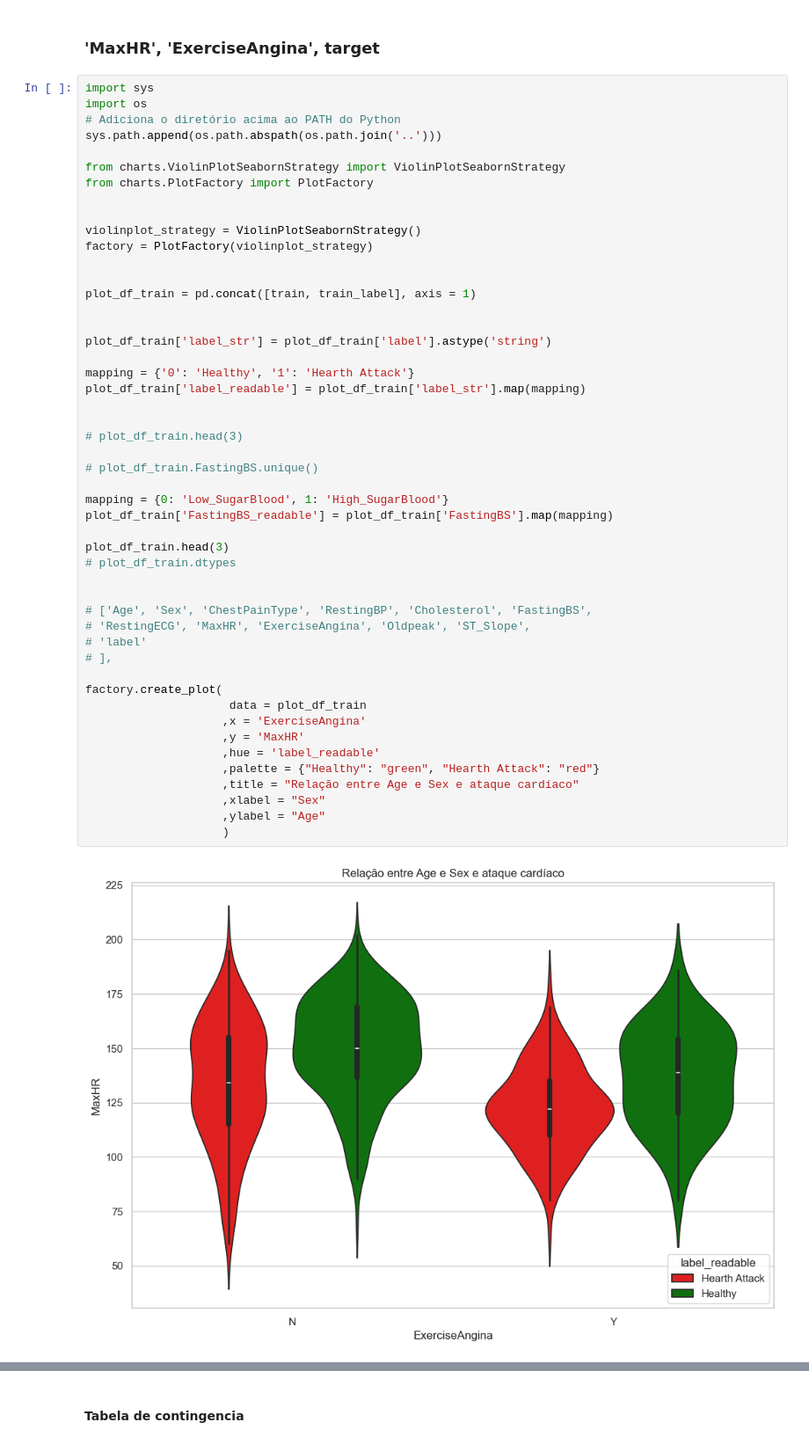
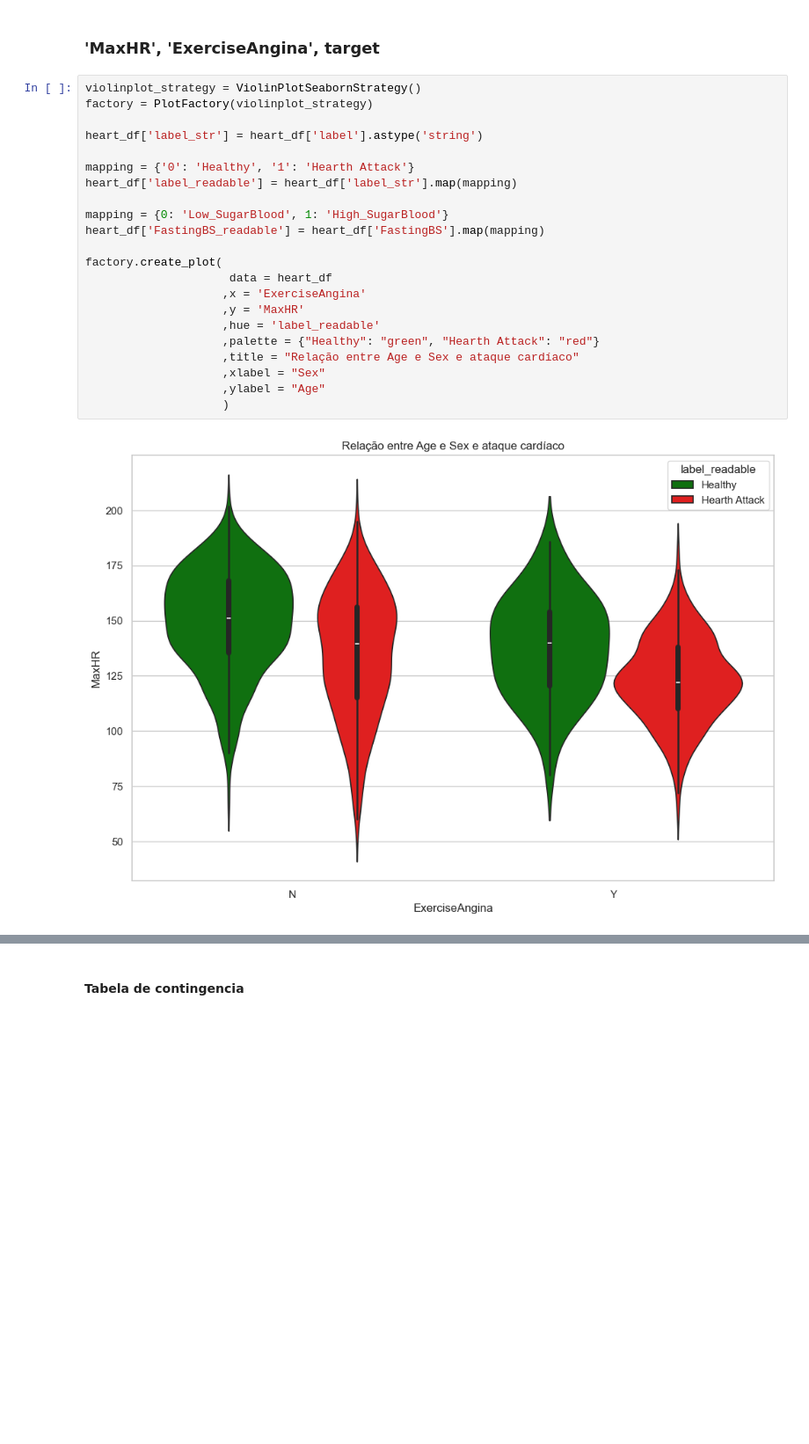
Before and after one commit to khouri/Hearth_Attack_DS_Project, a Jupyter notebook: notebook/01-EDA.ipynb, the cells around one changed output, grey strips where cells are left out. Shown at 88% size. Drawn from its saved outputs; the diff is of its cells as text; blank space fills up the shorter version.

```diff
--- a/notebook/01-EDA.ipynb
+++ b/notebook/01-EDA.ipynb
@@ -817,55 +612,28 @@ resultado
 # %% [markdown]
 ### 'MaxHR', 'ExerciseAngina', target
 # %%
-import sys
-import os
-# Adiciona o diretório acima ao PATH do Python
-sys.path.append(os.path.abspath(os.path.join('..')))
-
-from charts.ViolinPlotSeabornStrategy import ViolinPlotSeabornStrategy
-from charts.PlotFactory import PlotFactory
-
-
 violinplot_strategy = ViolinPlotSeabornStrategy()
 factory = PlotFactory(violinplot_strategy)
 
-
-plot_df_train = pd.concat([train, train_label], axis = 1)
-
-
-plot_df_train['label_str'] = plot_df_train['label'].astype('string')
+heart_df['label_str'] = heart_df['label'].astype('string')
 
 mapping = {'0': 'Healthy', '1': 'Hearth Attack'}
-plot_df_train['label_readable'] = plot_df_train['label_str'].map(mapping)
-
-
-# plot_df_train.head(3)
-
-# plot_df_train.FastingBS.unique()
+heart_df['label_readable'] = heart_df['label_str'].map(mapping)
 
 mapping = {0: 'Low_SugarBlood', 1: 'High_SugarBlood'}
-plot_df_train['FastingBS_readable'] = plot_df_train['FastingBS'].map(mapping)
-
-plot_df_train.head(3)
-# plot_df_train.dtypes
-
-
-# ['Age', 'Sex', 'ChestPainType', 'RestingBP', 'Cholesterol', 'FastingBS',
-# 'RestingECG', 'MaxHR', 'ExerciseAngina', 'Oldpeak', 'ST_Slope',
-# 'label'
-# ],
+heart_df['FastingBS_readable'] = heart_df['FastingBS'].map(mapping)
 
 factory.create_plot(
-                     data = plot_df_train
+                     data = heart_df
                     ,x = 'ExerciseAngina'
                     ,y = 'MaxHR'
                     ,hue = 'label_readable'
                     ,palette = {"Healthy": "green", "Hearth Attack": "red"}
                     ,title = "Relação entre Age e Sex e ataque cardíaco"
                     ,xlabel = "Sex"
                     ,ylabel = "Age"
                     )
 # %% [output]
-[figure, old version]
+[figure, new version]
 <Figure size 640x480 with 0 Axes>
 # %%
```
Also changed, not shown: parts of 24 cells of this notebook, 40 other files.
